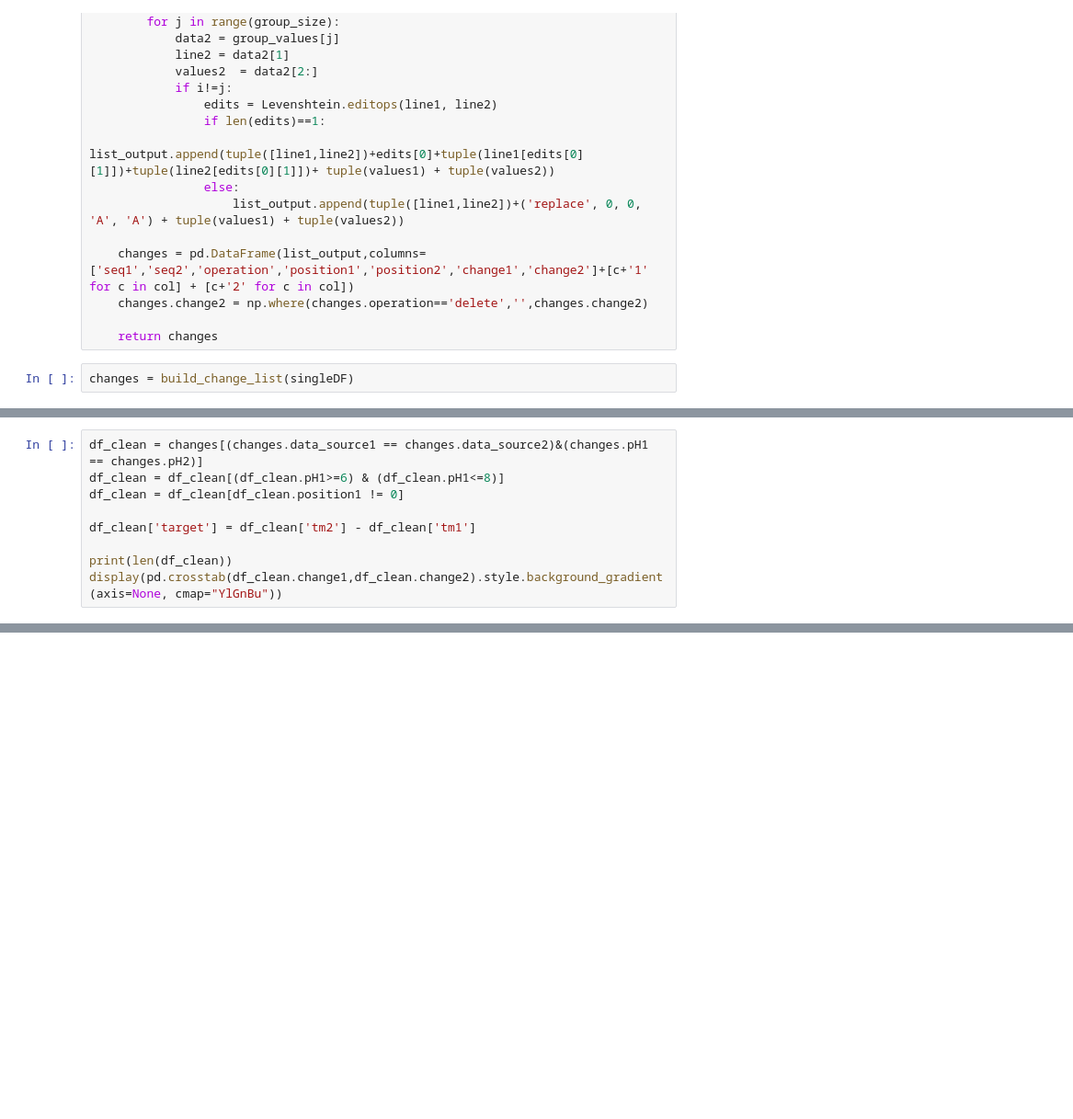
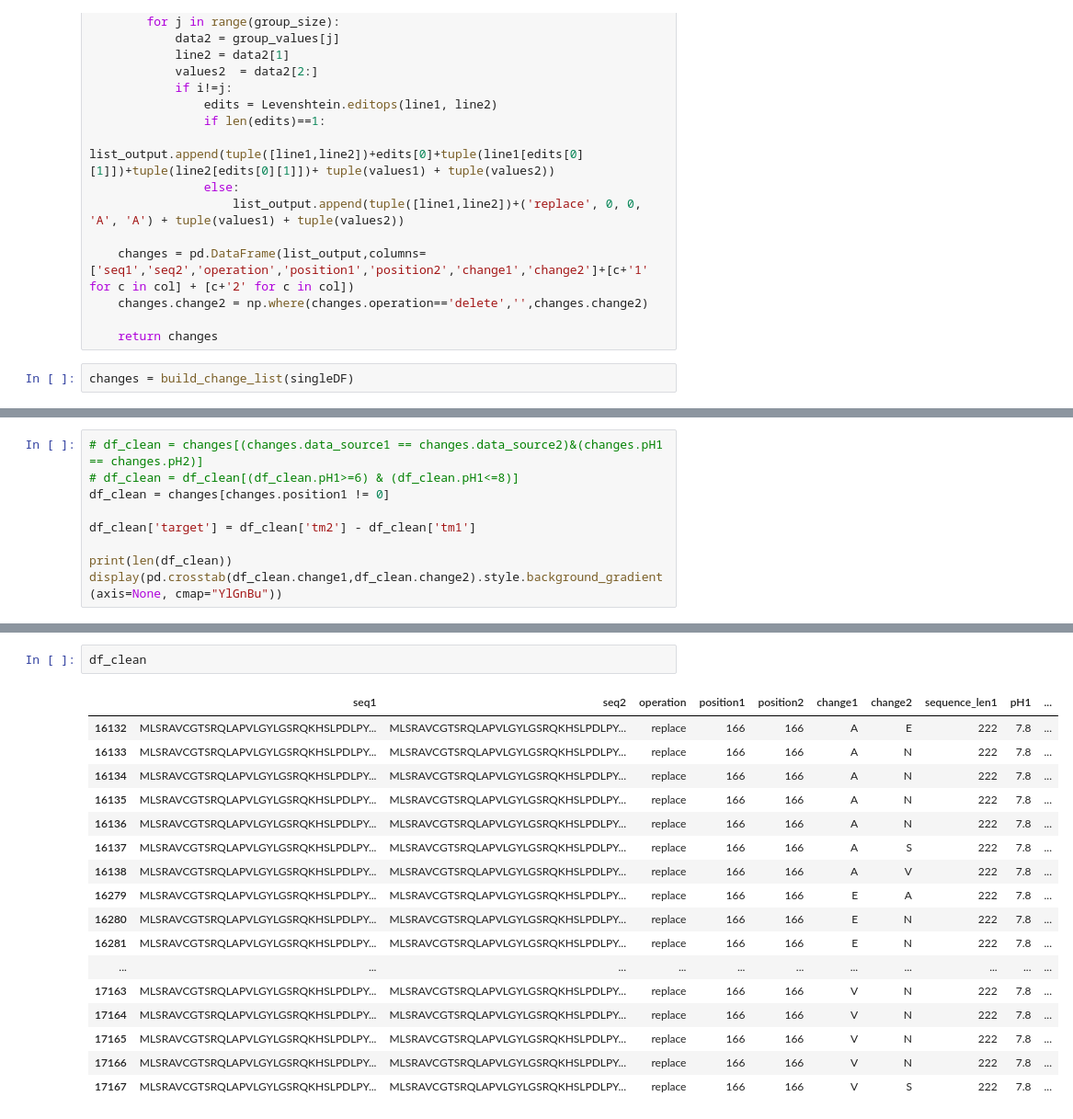
Before and after one commit to martin-he543/novozymes-enzyme-stability-prediction-kaggle-2022, a Jupyter notebook: EDA_single_mutation.ipynb, the cells around one changed output, grey strips where cells are left out. Shown at 92% size. Saved outputs shown, nothing was run; the diff lists cells and outputs as text; blank space fills up the shorter version.

```diff
--- a/EDA_single_mutation.ipynb
+++ b/EDA_single_mutation.ipynb
@@ -89,7 +91,7 @@ changes = build_change_list(singleDF)
 # %%
-df_clean = changes[(changes.data_source1 == changes.data_source2)&(changes.pH1 == changes.pH2)]
-df_clean = df_clean[(df_clean.pH1>=6) & (df_clean.pH1<=8)]
-df_clean = df_clean[df_clean.position1 != 0]
+# df_clean = changes[(changes.data_source1 == changes.data_source2)&(changes.pH1 == changes.pH2)]
+# df_clean = df_clean[(df_clean.pH1>=6) & (df_clean.pH1<=8)]
+df_clean = changes[changes.position1 != 0]
 
 df_clean['target'] = df_clean['tm2'] - df_clean['tm1']
 
@@ -100,0 +114,20 @@ ImportError: Missing optional dependency 'Jinja2'. DataFrame.style requires jinj
+# %%
+df_clean
+# %% [output]
+|  | seq1 | seq2 | operation | position1 | position2 | change1 | change2 | sequence_len1 | pH1 | ... |
+| 16132 | MLSRAVCGTSRQLAPVLGYLGSRQKHSLPDLPY... | MLSRAVCGTSRQLAPVLGYLGSRQKHSLPDLPY... | replace | 166 | 166 | A | E | 222 | 7.8 | ... |
+| 16133 | MLSRAVCGTSRQLAPVLGYLGSRQKHSLPDLPY... | MLSRAVCGTSRQLAPVLGYLGSRQKHSLPDLPY... | replace | 166 | 166 | A | N | 222 | 7.8 | ... |
+| 16134 | MLSRAVCGTSRQLAPVLGYLGSRQKHSLPDLPY... | MLSRAVCGTSRQLAPVLGYLGSRQKHSLPDLPY... | replace | 166 | 166 | A | N | 222 | 7.8 | ... |
+| 16135 | MLSRAVCGTSRQLAPVLGYLGSRQKHSLPDLPY... | MLSRAVCGTSRQLAPVLGYLGSRQKHSLPDLPY... | replace | 166 | 166 | A | N | 222 | 7.8 | ... |
+| 16136 | MLSRAVCGTSRQLAPVLGYLGSRQKHSLPDLPY... | MLSRAVCGTSRQLAPVLGYLGSRQKHSLPDLPY... | replace | 166 | 166 | A | N | 222 | 7.8 | ... |
+| 16137 | MLSRAVCGTSRQLAPVLGYLGSRQKHSLPDLPY... | MLSRAVCGTSRQLAPVLGYLGSRQKHSLPDLPY... | replace | 166 | 166 | A | S | 222 | 7.8 | ... |
+| 16138 | MLSRAVCGTSRQLAPVLGYLGSRQKHSLPDLPY... | MLSRAVCGTSRQLAPVLGYLGSRQKHSLPDLPY... | replace | 166 | 166 | A | V | 222 | 7.8 | ... |
+| 16279 | MLSRAVCGTSRQLAPVLGYLGSRQKHSLPDLPY... | MLSRAVCGTSRQLAPVLGYLGSRQKHSLPDLPY... | replace | 166 | 166 | E | A | 222 | 7.8 | ... |
+| 16280 | MLSRAVCGTSRQLAPVLGYLGSRQKHSLPDLPY... | MLSRAVCGTSRQLAPVLGYLGSRQKHSLPDLPY... | replace | 166 | 166 | E | N | 222 | 7.8 | ... |
+| 16281 | MLSRAVCGTSRQLAPVLGYLGSRQKHSLPDLPY... | MLSRAVCGTSRQLAPVLGYLGSRQKHSLPDLPY... | replace | 166 | 166 | E | N | 222 | 7.8 | ... |
+| ... | ... | ... | ... | ... | ... | ... | ... | ... | ... | ... |
+| 17163 | MLSRAVCGTSRQLAPVLGYLGSRQKHSLPDLPY... | MLSRAVCGTSRQLAPVLGYLGSRQKHSLPDLPY... | replace | 166 | 166 | V | N | 222 | 7.8 | ... |
+| 17164 | MLSRAVCGTSRQLAPVLGYLGSRQKHSLPDLPY... | MLSRAVCGTSRQLAPVLGYLGSRQKHSLPDLPY... | replace | 166 | 166 | V | N | 222 | 7.8 | ... |
+| 17165 | MLSRAVCGTSRQLAPVLGYLGSRQKHSLPDLPY... | MLSRAVCGTSRQLAPVLGYLGSRQKHSLPDLPY... | replace | 166 | 166 | V | N | 222 | 7.8 | ... |
+| 17166 | MLSRAVCGTSRQLAPVLGYLGSRQKHSLPDLPY... | MLSRAVCGTSRQLAPVLGYLGSRQKHSLPDLPY... | replace | 166 | 166 | V | N | 222 | 7.8 | ... |
+| 17167 | MLSRAVCGTSRQLAPVLGYLGSRQKHSLPDLPY... | MLSRAVCGTSRQLAPVLGYLGSRQKHSLPDLPY... | replace | 166 | 166 | V | S | 222 | 7.8 | ... |
```
Also changed, not shown: parts of 7 cells of this notebook, 1 other file.
